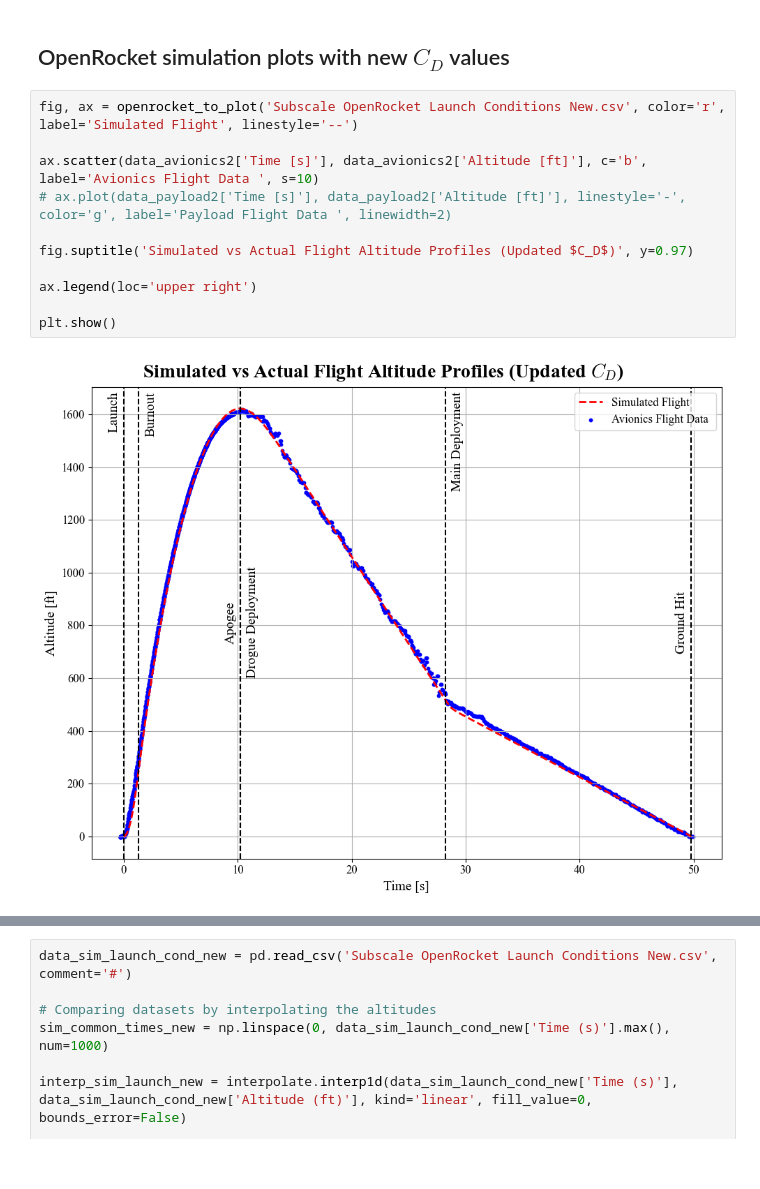
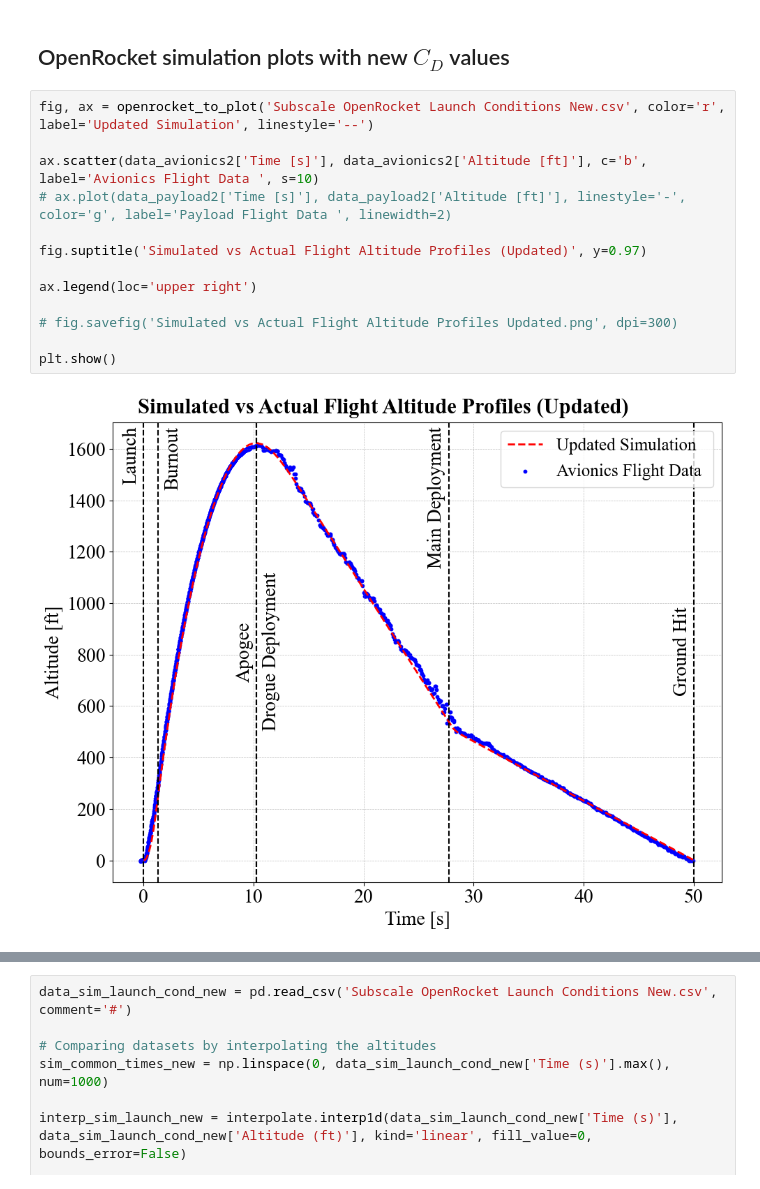
Before and after one commit to saividyud/NASA_25-26_Rocket_Simulations, a Jupyter notebook: Subscale Flight Analysis/analyzer.ipynb, the cells around one changed output, grey strips where cells are left out. Saved outputs shown, nothing was run; the diff lists cells and outputs as text.

Commit message:
Done with subscale analysis

```diff
--- a/Subscale Flight Analysis/analyzer.ipynb
+++ b/Subscale Flight Analysis/analyzer.ipynb
@@ -672,16 +832,18 @@ Main Parachute Drag Coefficient (Payload): 0.30
 # %% [markdown]
 ## OpenRocket simulation plots with new $C_D$ values
 # %%
-fig, ax = openrocket_to_plot('Subscale OpenRocket Launch Conditions New.csv', color='r', label='Simulated Flight', linestyle='--')
+fig, ax = openrocket_to_plot('Subscale OpenRocket Launch Conditions New.csv', color='r', label='Updated Simulation', linestyle='--')
 
 ax.scatter(data_avionics2['Time [s]'], data_avionics2['Altitude [ft]'], c='b', label='Avionics Flight Data ', s=10)
 # ax.plot(data_payload2['Time [s]'], data_payload2['Altitude [ft]'], linestyle='-', color='g', label='Payload Flight Data ', linewidth=2)
 
-fig.suptitle('Simulated vs Actual Flight Altitude Profiles (Updated $C_D$)', y=0.97)
+fig.suptitle('Simulated vs Actual Flight Altitude Profiles (Updated)', y=0.97)
 
 ax.legend(loc='upper right')
 
+# fig.savefig('Simulated vs Actual Flight Altitude Profiles Updated.png', dpi=300)
+
 plt.show()
 # %% [output]
-[figure, old version]
+[figure, new version]
 # %%
```
Also changed, not shown: parts of 39 cells of this notebook, 21 other files.
